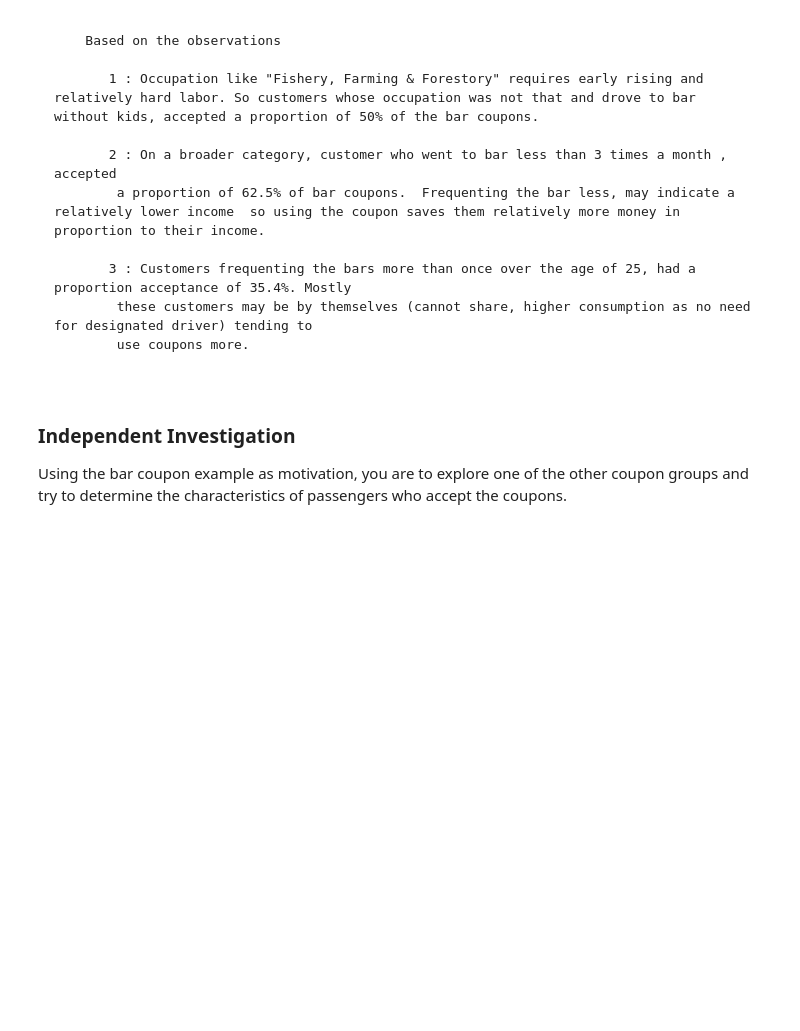
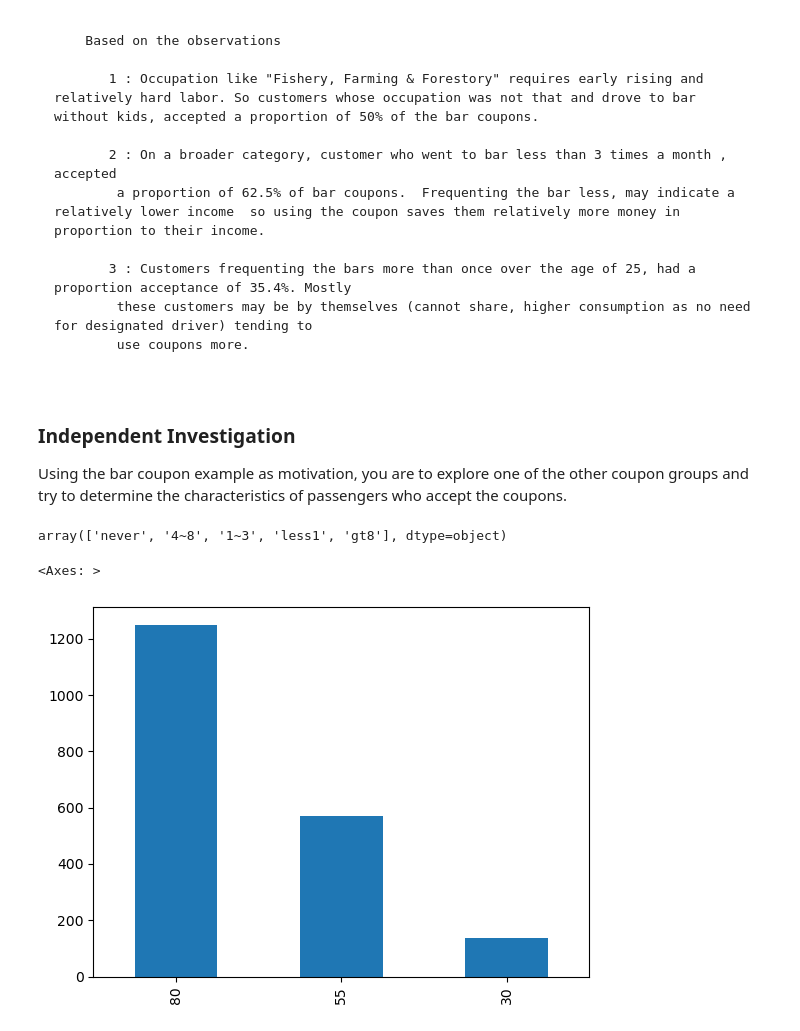
Before and after one commit to klattice/mlapps, a Jupyter notebook: prompt/prompt.ipynb, the cells around one changed output. Cells and saved outputs as stored; diff of their text form; code cells hidden in the pictures; blank space fills up the shorter version.

```diff
--- a/prompt/prompt.ipynb
+++ b/prompt/prompt.ipynb
@@ -389,3 +389,12 @@ Percent accepted coupons:               total: 7047         percent:56.9
 ### Independent Investigation
 
 Using the bar coupon example as motivation, you are to explore one of the other coupon groups and try to determine the characteristics of passengers who accept the coupons.
+# %%
+data.query('(coupon == "Coffee House") and (Y == 1)').CoffeeHouse.unique()
+# %% [output]
+array(['never', '4~8', '1~3', 'less1', 'gt8'], dtype=object)
+# %%
+data.query('(coupon == "Coffee House") and (Y == 1)')['temperature'].value_counts().plot(kind='bar')
+# %% [output]
+<Axes: >
+[figure, added]
```
Also changed, not shown: parts of 4 cells of this notebook.
